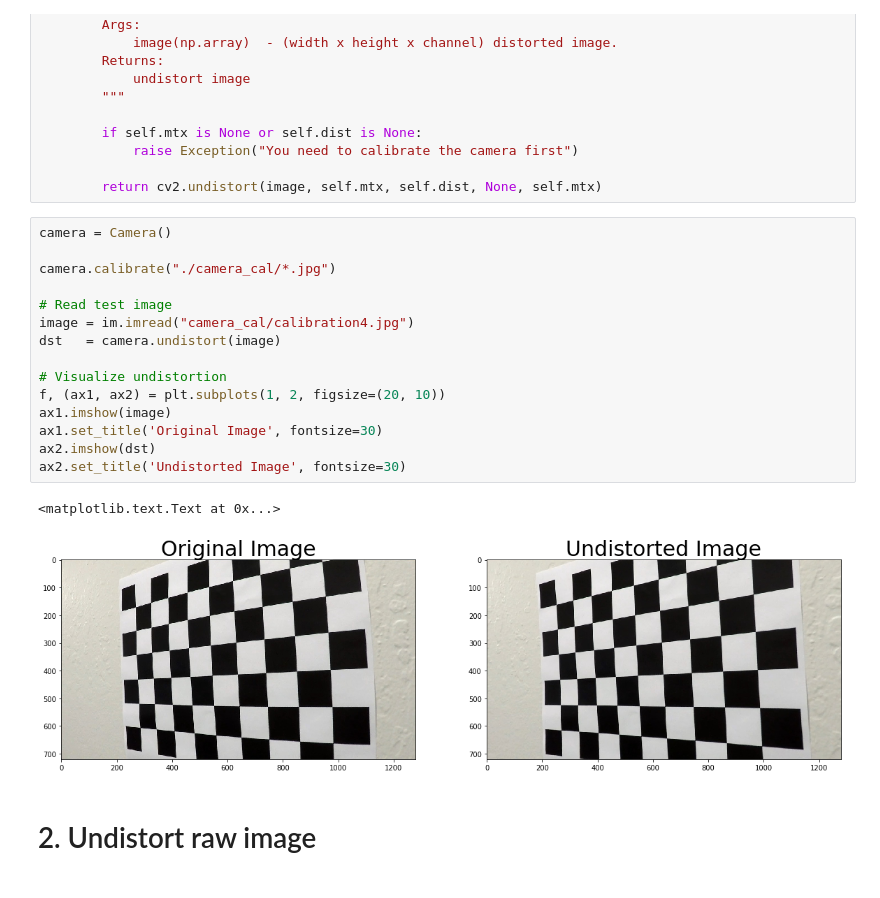
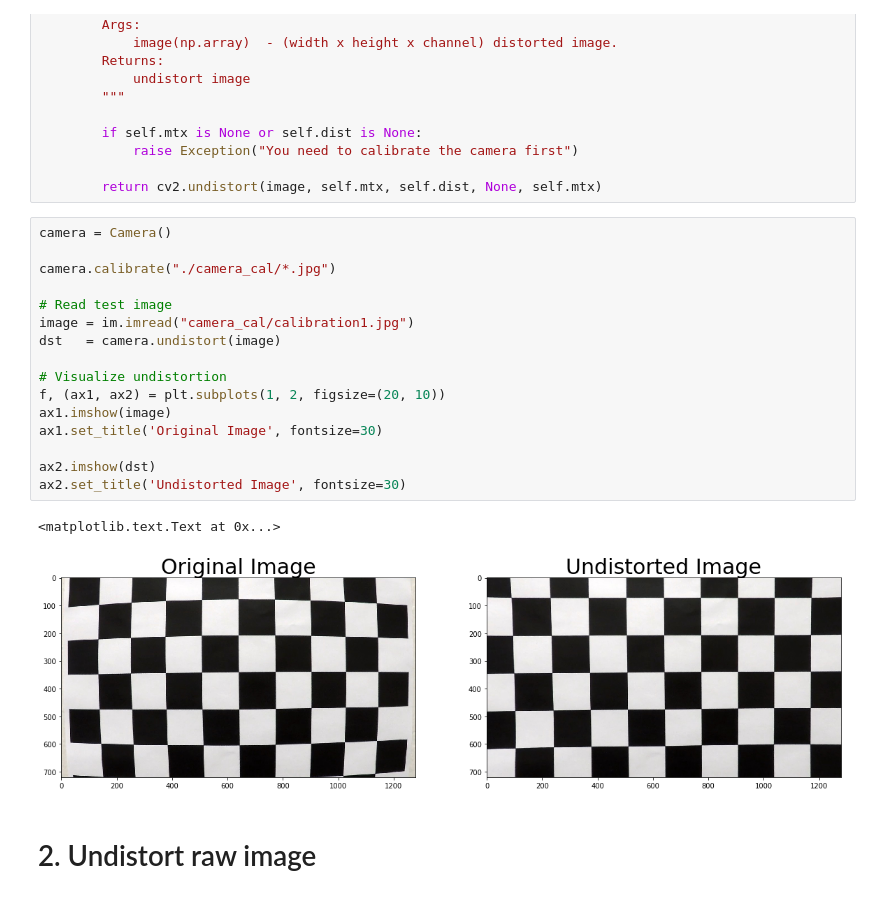
Before and after one commit to wang-yang/CarND-Advanced-Lane-Lines, a Jupyter notebook: project.ipynb, the cells around one changed output. Drawn from its saved outputs; the diff is of its cells as text.

```diff
--- a/project.ipynb
+++ b/project.ipynb
@@ -70,21 +70,22 @@ class Camera(object):
 # %%
 camera = Camera()
 
 camera.calibrate("./camera_cal/*.jpg")
 
 # Read test image
-image = im.imread("camera_cal/calibration4.jpg")
+image = im.imread("camera_cal/calibration1.jpg")
 dst   = camera.undistort(image)
 
 # Visualize undistortion
 f, (ax1, ax2) = plt.subplots(1, 2, figsize=(20, 10))
 ax1.imshow(image)
 ax1.set_title('Original Image', fontsize=30)
+
 ax2.imshow(dst)
 ax2.set_title('Undistorted Image', fontsize=30)
 # %% [output]
 <matplotlib.text.Text at 0x...>
-[figure, old version]
+[figure, new version]
 # %% [markdown]
 # 2. Undistort raw image
 # %%
```
Also changed, not shown: parts of 11 cells of this notebook.
